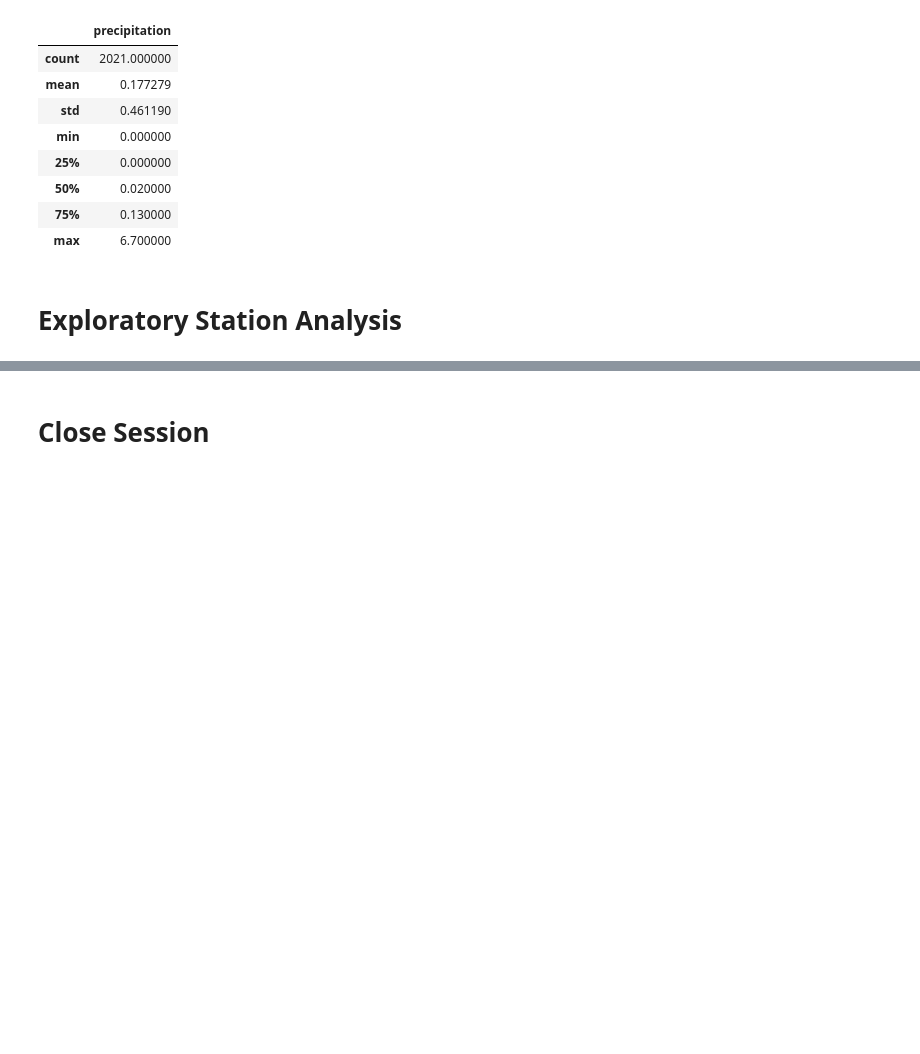
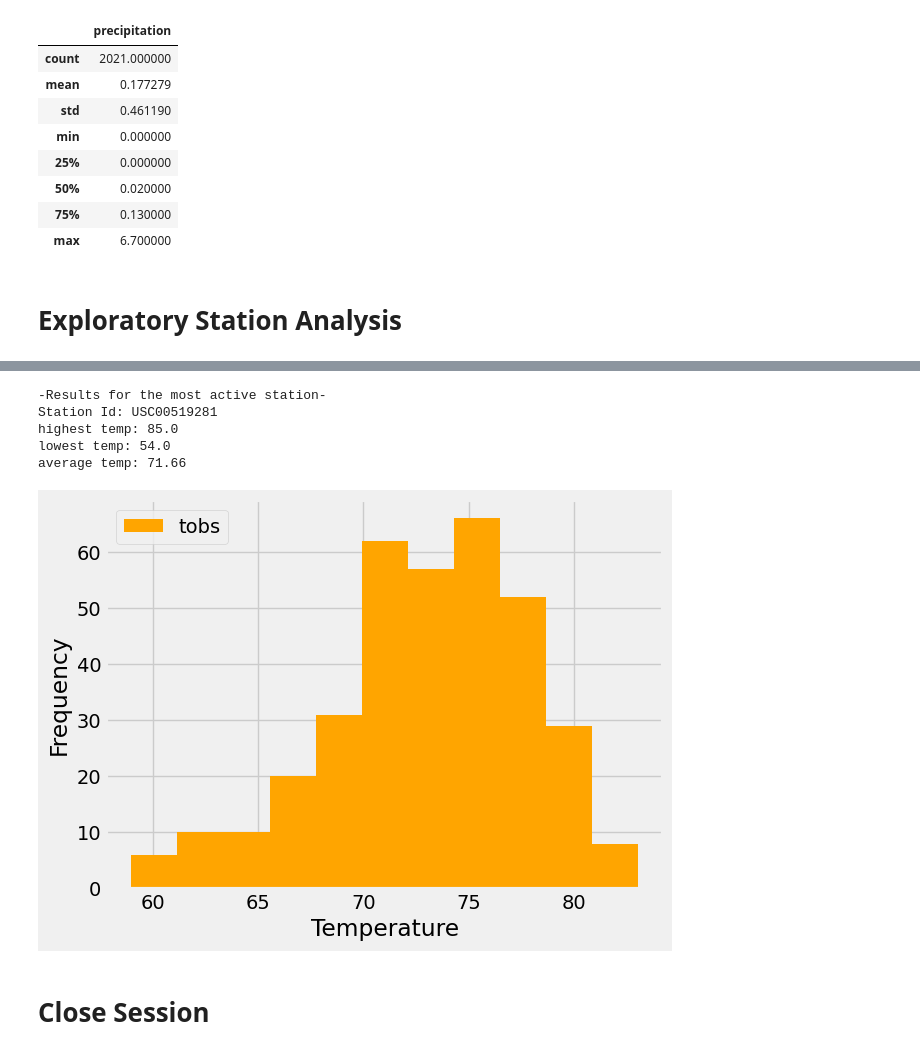
Before and after one commit to Faraz-Tab/sqlalchemy-challenge, a Jupyter notebook: SurfsUp/climate_starter.ipynb, the cells around one changed output, grey strips where cells are left out. Cells and saved outputs as stored; diff of their text form; code cells hidden in the pictures; blank space fills up the shorter version.

```diff
--- a/SurfsUp/climate_starter.ipynb
+++ b/SurfsUp/climate_starter.ipynb
@@ -181,6 +171,41 @@ new_df.describe()
+# %%
+# Using the most active station id from the previous query, calculate the lowest, highest, and average temperatur_
+most_active_station = "USC00519281"
+lowest_temp = session.query(func.min(Measurments.tobs)).\
+    filter(Measurments.station == most_active_station).all()[0][0]
+highest_temp = session.query(func.max(Measurments.tobs)).\
+    filter(Measurments.station == most_active_station).all()[0][0]
+avg_temp = round(session.query(func.avg(Measurments.tobs)).\
+    filter(Measurments.station == most_active_station).all()[0][0], 2)
+avg_temp
+
+# print the results
+print("-Results for the most active station-")
+print(f"Station Id: {most_active_station}")
+print(f"highest temp: {highest_temp}")
+print(f"lowest temp: {lowest_temp}")
+print(f"average temp: {avg_temp}")
+# %% [output]
+-Results for the most active station-
+Station Id: USC00519281
+highest temp: 85.0
+lowest temp: 54.0
+average temp: 71.66
 # %%
 # Using the most active station id
 # Query the last 12 months of temperature observation data for this station and plot the results as a histogram
+temp_12_months = session.query(Measurments.tobs).filter(Measurments.date > query_date).\
+    filter(Measurments.station == most_active_station).all()
+data = [i[0] for i in temp_12_months]
+
+plt.hist(data, density=False, bins=11, color="orange", label="tobs")
+plt.legend(loc="upper left")
+plt.xlabel("Temperature")
+plt.ylabel("Frequency")
+
+plt.show()
+# %% [output]
+[figure, added]
 # %% [markdown]
 # Close Session
 # %%
```
Also changed, not shown: parts of 7 cells of this notebook, 2 other files.
